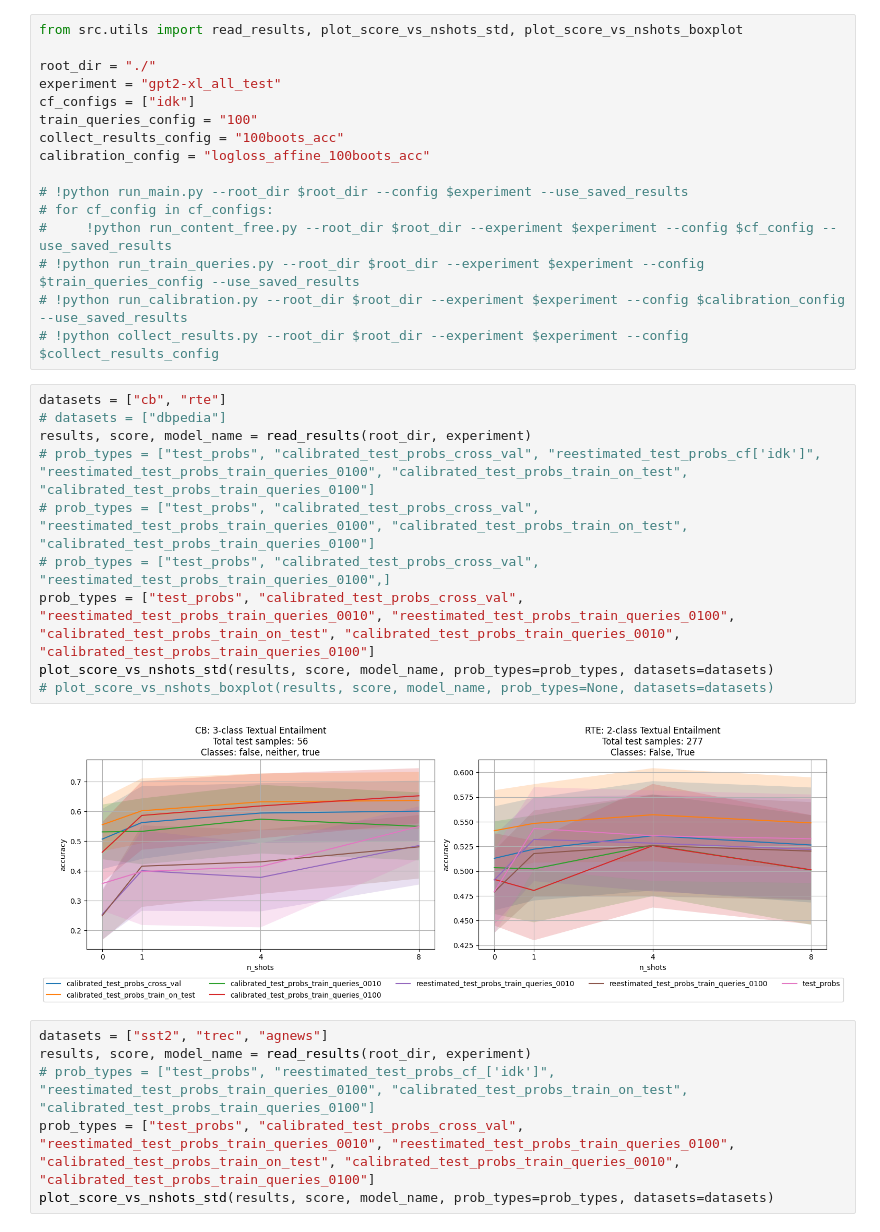
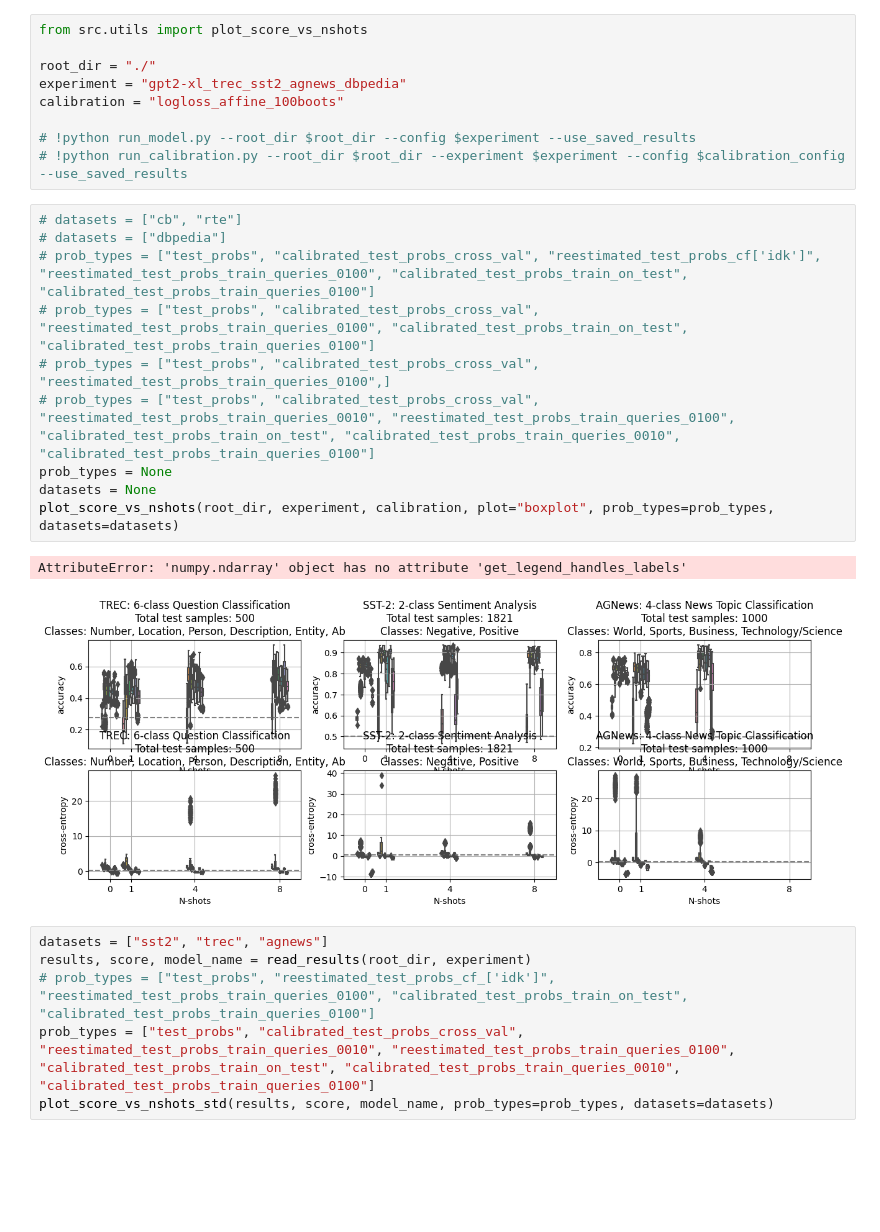
Before and after one commit to LautaroEst/efficient-reestimation, a Jupyter notebook: plots.ipynb, the cells around one changed output. Saved outputs shown, nothing was run; the diff lists cells and outputs as text; blank space fills up the shorter version.

```diff
--- a/plots.ipynb
+++ b/plots.ipynb
@@ -1,31 +1,25 @@
 # %%
-from src.utils import read_results, plot_score_vs_nshots_std, plot_score_vs_nshots_boxplot
+from src.utils import plot_score_vs_nshots
 
 root_dir = "./"
-experiment = "gpt2-xl_all_test"
-cf_configs = ["idk"]
-train_queries_config = "100"
-collect_results_config = "100boots_acc"
-calibration_config = "logloss_affine_100boots_acc"
+experiment = "gpt2-xl_trec_sst2_agnews_dbpedia"
+calibration = "logloss_affine_100boots"
 
-# !python run_main.py --root_dir $root_dir --config $experiment --use_saved_results
-# for cf_config in cf_configs:
-#     !python run_content_free.py --root_dir $root_dir --experiment $experiment --config $cf_config --use_saved_results
-# !python run_train_queries.py --root_dir $root_dir --experiment $experiment --config $train_queries_config --use_saved_results
+# !python run_model.py --root_dir $root_dir --config $experiment --use_saved_results
 # !python run_calibration.py --root_dir $root_dir --experiment $experiment --config $calibration_config --use_saved_results
-# !python collect_results.py --root_dir $root_dir --experiment $experiment --config $collect_results_config
 # %%
-datasets = ["cb", "rte"]
+# datasets = ["cb", "rte"]
 # datasets = ["dbpedia"]
-results, score, model_name = read_results(root_dir, experiment)
 # prob_types = ["test_probs", "calibrated_test_probs_cross_val", "reestimated_test_probs_cf['idk']", "reestimated_test_probs_train_queries_0100", "calibrated_test_probs_train_on_test", "calibrated_test_probs_train_queries_0100"]
 # prob_types = ["test_probs", "calibrated_test_probs_cross_val", "reestimated_test_probs_train_queries_0100", "calibrated_test_probs_train_on_test", "calibrated_test_probs_train_queries_0100"]
 # prob_types = ["test_probs", "calibrated_test_probs_cross_val", "reestimated_test_probs_train_queries_0100",]
-prob_types = ["test_probs", "calibrated_test_probs_cross_val", "reestimated_test_probs_train_queries_0010", "reestimated_test_probs_train_queries_0100", "calibrated_test_probs_train_on_test", "calibrated_test_probs_train_queries_0010", "calibrated_test_probs_train_queries_0100"]
-plot_score_vs_nshots_std(results, score, model_name, prob_types=prob_types, datasets=datasets)
-# plot_score_vs_nshots_boxplot(results, score, model_name, prob_types=None, datasets=datasets)
+# prob_types = ["test_probs", "calibrated_test_probs_cross_val", "reestimated_test_probs_train_queries_0010", "reestimated_test_probs_train_queries_0100", "calibrated_test_probs_train_on_test", "calibrated_test_probs_train_queries_0010", "calibrated_test_probs_train_queries_0100"]
+prob_types = None
+datasets = None
+plot_score_vs_nshots(root_dir, experiment, calibration, plot="boxplot", prob_types=prob_types, datasets=datasets)
 # %% [output]
+AttributeError: 'numpy.ndarray' object has no attribute 'get_legend_handles_labels'
-[figure, old version]
+[figure, new version]
 # %%
 datasets = ["sst2", "trec", "agnews"]
 results, score, model_name = read_results(root_dir, experiment)
```
Also changed, not shown: 14 other files.
